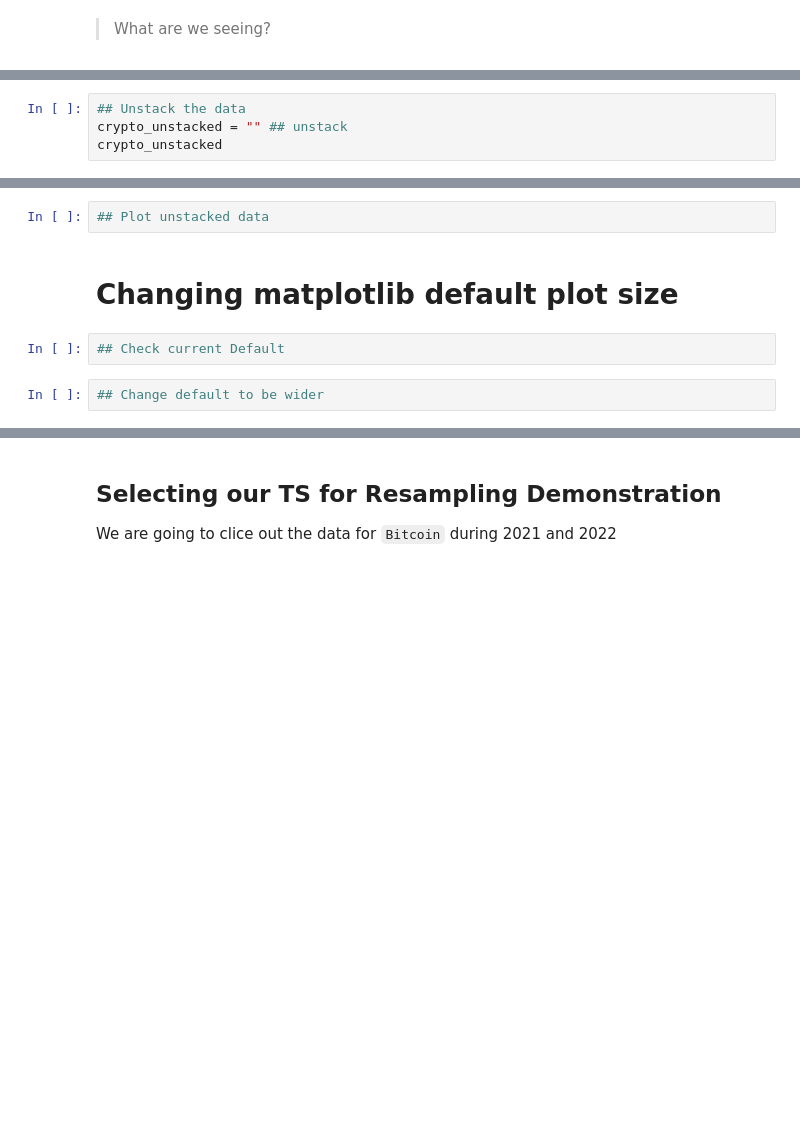
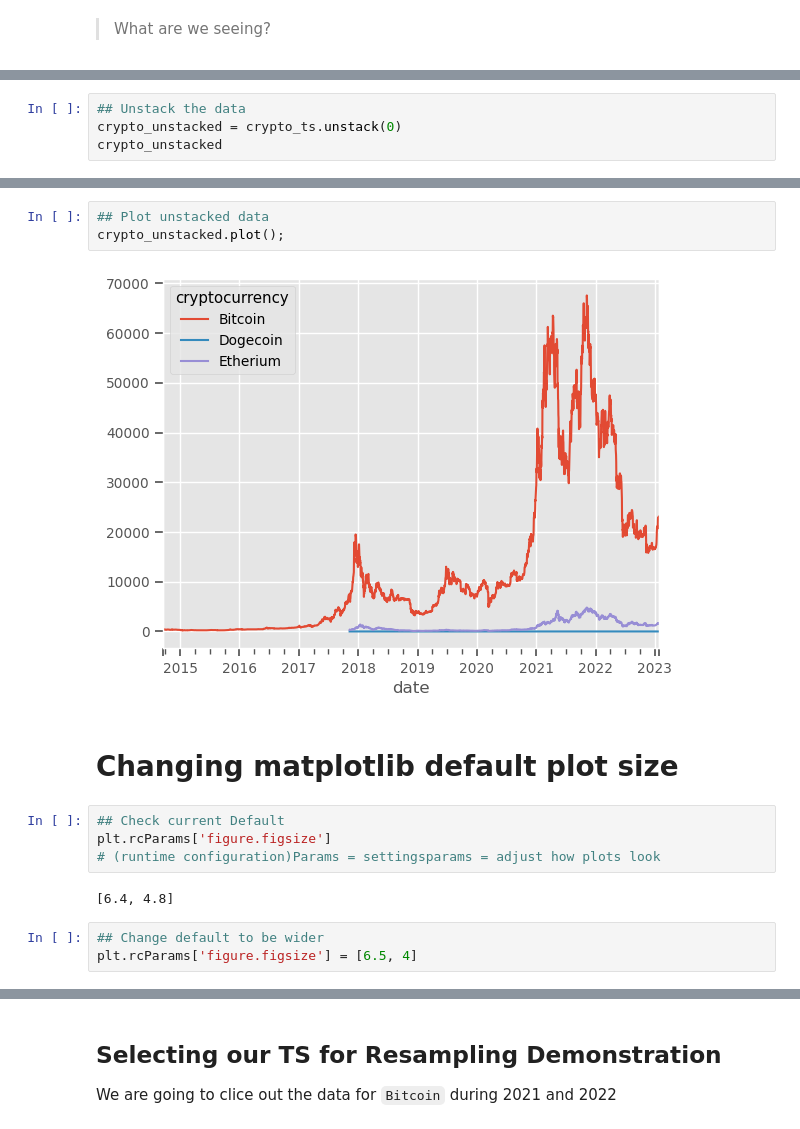
Before and after one commit to erwincarlogonzales/data-viz-time-series-analysis-codealongs, a Jupyter notebook: ECG_W1-L1-CodeAlong-Crypto.ipynb, the cells around one changed output, grey strips where cells are left out. Drawn from its saved outputs; the diff is of its cells as text; blank space fills up the shorter version.

```diff
--- a/ECG_W1-L1-CodeAlong-Crypto.ipynb
+++ b/ECG_W1-L1-CodeAlong-Crypto.ipynb
@@ -134,4 +316,4 @@ crypto_ts
 # %%
 ## Unstack the data
-crypto_unstacked = "" ## unstack
+crypto_unstacked = crypto_ts.unstack(0)
 crypto_unstacked
@@ -138,10 +335,18 @@ crypto_unstacked
 # %%
 ## Plot unstacked data
+crypto_unstacked.plot();
+# %% [output]
+[figure, added]
 # %% [markdown]
 # Changing matplotlib default plot size
 # %%
 ## Check current Default
+plt.rcParams['figure.figsize']
+# (runtime configuration)Params = settingsparams = adjust how plots look
+# %% [output]
+[6.4, 4.8]
 # %%
 ## Change default to be wider
+plt.rcParams['figure.figsize'] = [6.5, 4]
 # %%
 ## Try plotting again
```
Also changed, not shown: parts of 34 cells of this notebook, 1 other file.
